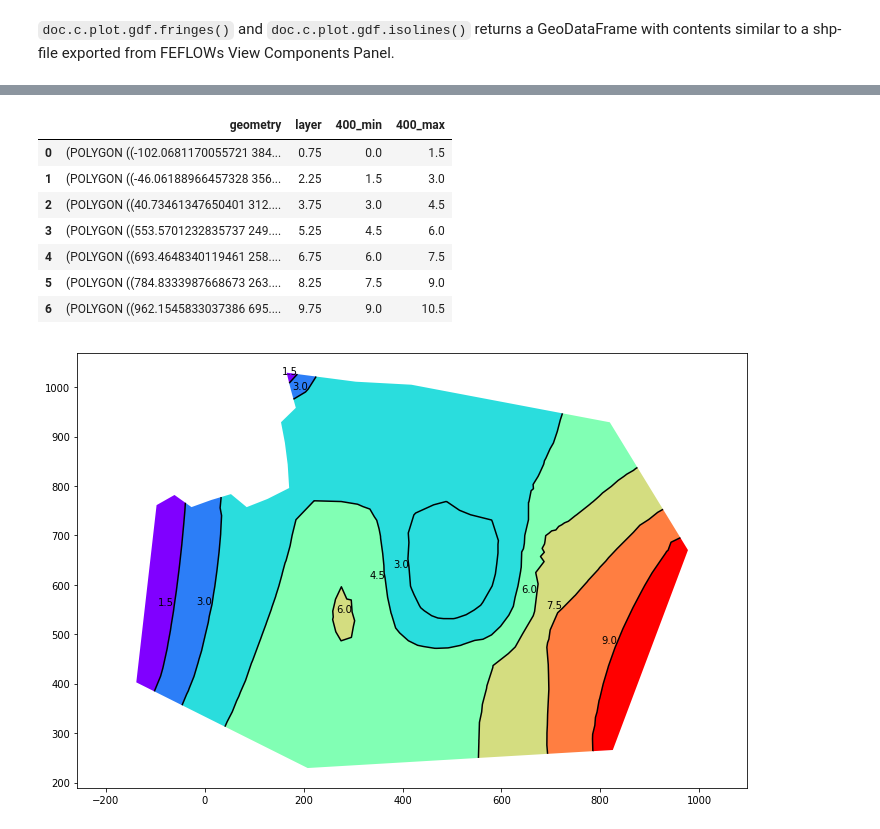
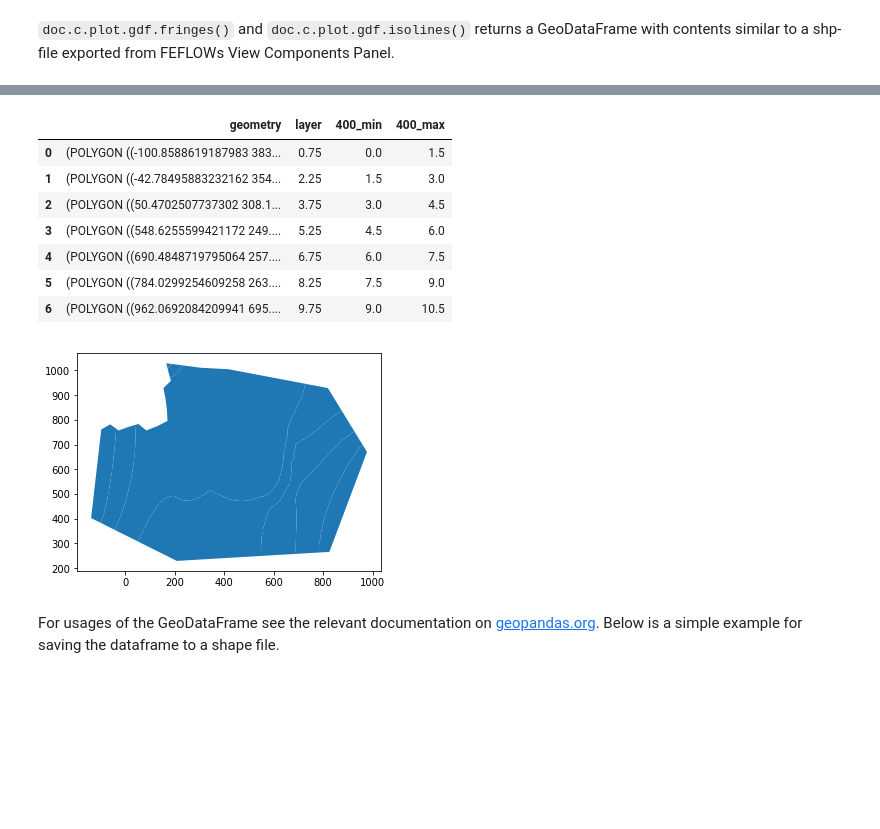
Before and after one commit to red5alex/ifm_contrib, a Jupyter notebook: doc/Notebooks/pandas-fringes-and-isolines.ipynb, the cells around one changed output, grey strips where cells are left out. Drawn from its saved outputs; the diff is of its cells as text; code cells hidden in the pictures; blank space fills up the shorter version.

Commit message:
updated documentation notebooks

```diff
--- a/doc/Notebooks/pandas-fringes-and-isolines.ipynb
+++ b/doc/Notebooks/pandas-fringes-and-isolines.ipynb
@@ -35,28 +37,17 @@ gdf_isolines
 # %%
 # get fringes polygons
 gdf_fringes = doc.c.plot.gdf.fringes(Enum.P_HEAD)
+gdf_fringes.plot()
 gdf_fringes
 # %% [output]
 |  | geometry | layer | 400_min | 400_max |
-| 0 | (POLYGON ((-102.0681170055721 384... | 0.75 | 0.0 | 1.5 |
-| 1 | (POLYGON ((-46.06188966457328 356... | 2.25 | 1.5 | 3.0 |
-| 2 | (POLYGON ((40.73461347650401 312.... | 3.75 | 3.0 | 4.5 |
-| 3 | (POLYGON ((553.5701232835737 249.... | 5.25 | 4.5 | 6.0 |
-| 4 | (POLYGON ((693.4648340119461 258.... | 6.75 | 6.0 | 7.5 |
-| 5 | (POLYGON ((784.8333987668673 263.... | 8.25 | 7.5 | 9.0 |
-| 6 | (POLYGON ((962.1545833037386 695.... | 9.75 | 9.0 | 10.5 |
+| 0 | (POLYGON ((-100.8588619187983 383... | 0.75 | 0.0 | 1.5 |
+| 1 | (POLYGON ((-42.78495883232162 354... | 2.25 | 1.5 | 3.0 |
+| 2 | (POLYGON ((50.4702507737302 308.1... | 3.75 | 3.0 | 4.5 |
+| 3 | (POLYGON ((548.6255599421172 249.... | 5.25 | 4.5 | 6.0 |
+| 4 | (POLYGON ((690.4848719795064 257.... | 6.75 | 6.0 | 7.5 |
+| 5 | (POLYGON ((784.0299254609258 263.... | 8.25 | 7.5 | 9.0 |
+| 6 | (POLYGON ((962.0692084209941 695.... | 9.75 | 9.0 | 10.5 |
+[figure, added]
-# %%
-# create new maplotlib figure
-fig, ax = plt.subplots(1,1, figsize=(12,8))
-plt.axis("equal")
-
-# add fringes, isolines and isoline labels
-gdf_fringes.plot("400_min", ax=ax, cmap="rainbow")
-gdf_isolines.plot(ax=ax, colors="black")
-_ = gdf_isolines.apply(lambda x: ax.annotate(s=x[str(Enum.P_HEAD)],
-                                         xy=x.geometry.representative_point().coords[0],
-                                         ha='right',
-                                         color="black"),
-                   axis=1)
-# %% [output]
-[figure, removed]
+# %% [markdown]
+For usages of the GeoDataFrame see the relevant documentation on [geopandas.org]("https://geopandas.org"). Below is a simple example for saving the dataframe to a shape file.
```
Also changed, not shown: parts of 3 cells of this notebook, 1 other file.
